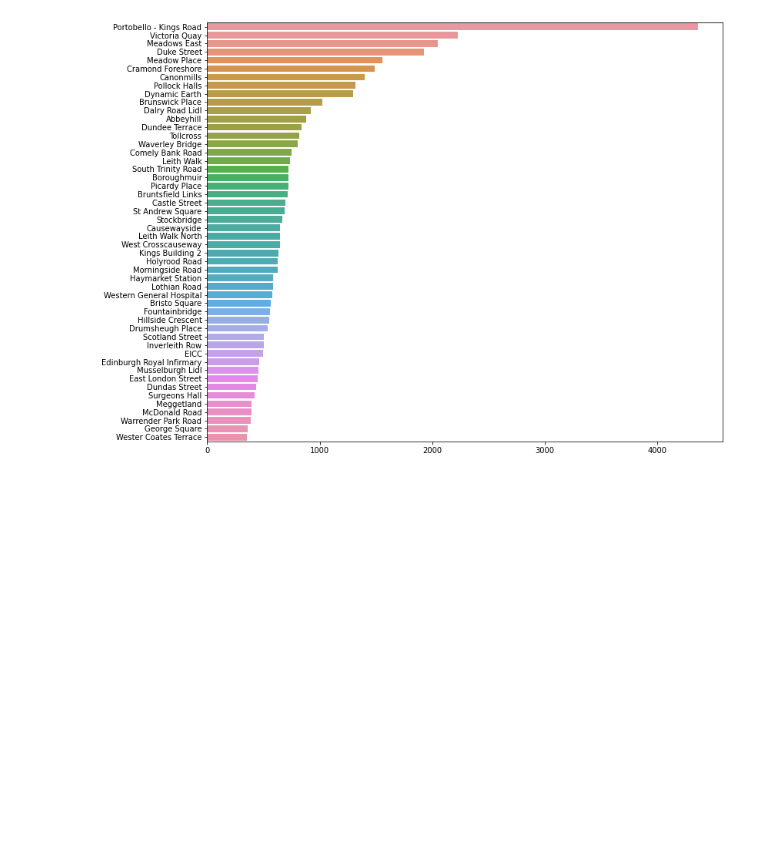
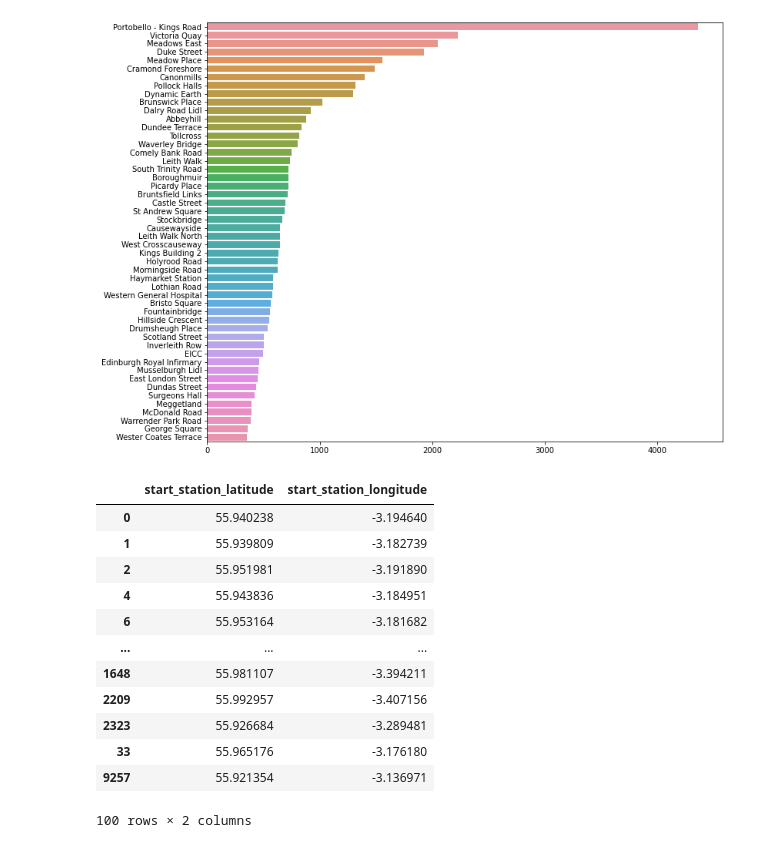
Before and after one commit to Jojomaque/Portfolio, a Jupyter notebook: Edinburgh_Bike_Hire.ipynb, the cells around one changed output. Cells and saved outputs as stored; diff of their text form; code cells hidden in the pictures; blank space fills up the shorter version.

```diff
--- a/Edinburgh_Bike_Hire.ipynb
+++ b/Edinburgh_Bike_Hire.ipynb
@@ -254,3 +256,20 @@ sns.barplot( x=endstation.values , y=list(endstation.index),
  orient="h"  ) ;
 # %% [output]
 [figure]
+# %%
+coord = Ed_Bike_2021[['start_station_latitude','start_station_longitude']].drop_duplicates()
+coord
+# %% [output]
+|  | start_station_latitude | start_station_longitude |
+| 0 | 55.940238 | -3.194640 |
+| 1 | 55.939809 | -3.182739 |
+| 2 | 55.951981 | -3.191890 |
+| 4 | 55.943836 | -3.184951 |
+| 6 | 55.953164 | -3.181682 |
+| ... | ... | ... |
+| 1648 | 55.981107 | -3.394211 |
+| 2209 | 55.992957 | -3.407156 |
+| 2323 | 55.926684 | -3.289481 |
+| 33 | 55.965176 | -3.176180 |
+| 9257 | 55.921354 | -3.136971 |
+100 rows × 2 columns
```
Also changed, not shown: parts of 2 cells of this notebook.
